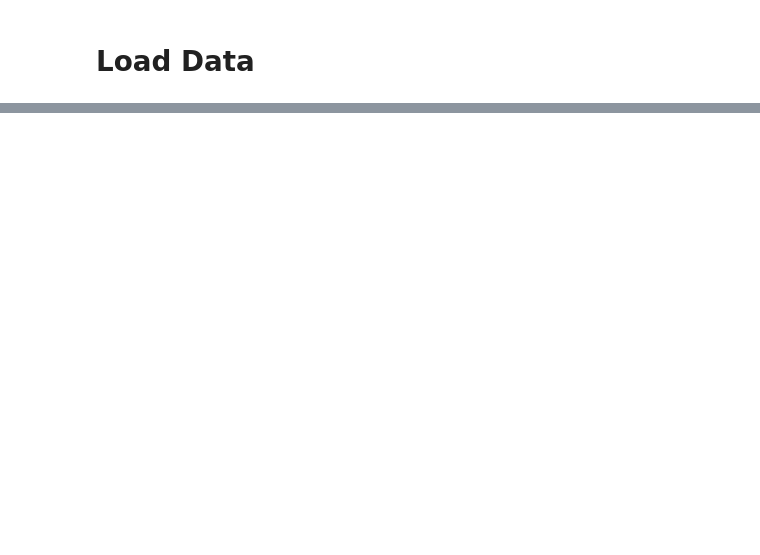
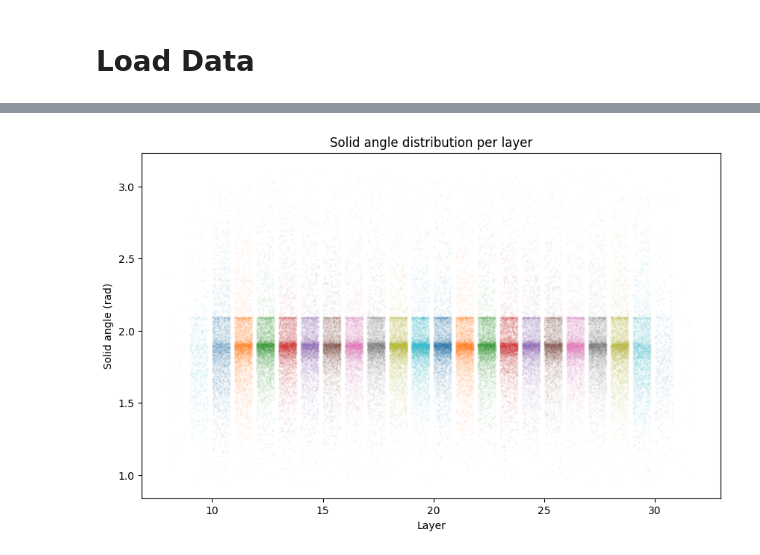
Before and after one commit to juruohejiarui/Homework, a Jupyter notebook: UCUG1702/project/plot.ipynb, the cells around one changed output, grey strips where cells are left out. Saved outputs shown, nothing was run; the diff lists cells and outputs as text; code cells hidden in the pictures; blank space fills up the shorter version.

```diff
--- a/UCUG1702/project/plot.ipynb
+++ b/UCUG1702/project/plot.ipynb
@@ -178,0 +185,72 @@ plt.grid()
+# %%
+s_angle = np.zeros((A.shape[0], A.shape[2]))
+# s_angle = [[ [] for _ in range(A.shape[2]) ] for _ in range(A.shape[0]) ]
+pBar = tqdm(total=A.shape[0] * A.shape[2], desc='Calculating solid angles')
+
+for t in range(A.shape[0]) :
+	box = traj[indices[t]].get_cell()
+	box = np.array([box[0][0], box[1][1], box[2][2]])
+	for x in range(A.shape[2]) :
+		pBar.update(1)
+		O = A[t, 0, x, :]
+		Os = A[t, 0, :, :]
+
+		Os = min_image(Os - O, box)
+		dis = np.linalg.norm(Os, axis=1)
+
+		mask = (dis < 3.0)
+		mask[x] = False
+
+		if np.sum(mask) < 2 :
+			s_angle[t, x] = np.nan
+			# s_angle[t][x] = []
+			continue
+		Os = Os[mask]
+		us = Os / np.linalg.norm(Os, axis=1, keepdims=True)
+		cos_theta = us @ us.T
+		theta = np.arccos(np.clip(cos_theta, -1.0, 1.0))
+		angle_sum = 0.0
+		angle_this = []
+		for i in range(theta.shape[0]) :
+			for j in range(i+1, theta.shape[1]) :
+				angle_sum += theta[i, j]
+				angle_this.append(theta[i, j])
+		avg_angle = angle_sum / (theta.shape[0] * (theta.shape[0] - 1) / 2 + 1e-12)
+
+		s_angle[t, x] = avg_angle
+		# s_angle[t][x] = angle_this
+pBar.close()
+
+s_angle_layer = [ [ [] for _ in range(layer_num) ] for _ in range(A.shape[0]) ]
+pBar = tqdm(total=A.shape[0] * A.shape[2], desc='Calculating layer solid angles')
+
+for t in range(A.shape[0]) :
+	box = traj[indices[t]].get_cell()
+	for x in range(A.shape[2]) :
+		pBar.update(1)
+		if np.isnan(s_angle[t, x]) :
+			continue
+		z = A[t, 0, x, 2]
+		layer = int((z + box[2][2] / 2) / box[2][2] * layer_num)
+		# s_angle_layer[t][layer].extend(s_angle[t][x])
+		s_angle_layer[t][layer].append(s_angle[t, x])
+pBar.close()
+
+# use scatter to plot the solid angle distribution per layer
+plt.figure(figsize=(10,6))
+for layer in range(layer_num) :
+	values = [ s_angle_layer[t][layer] for t in range(A.shape[0]) ]
+	values = np.concatenate(values)
+	# values = []
+	# for t in range(A.shape[0]) :
+		# values.extend(s_angle_layer[t][layer])
+	# values = np.array(values)
+	xs = np.full_like(values, layer)
+	plt.scatter(xs + np.random.random(values.shape[0]) * 0.8, values, alpha=0.1, s=0.1)
+# plt.hlines(np.acos(-1/3), 0, layer_num, colors='blue', linestyles='dashed', label='Ideal tetrahedral angle')
+plt.xlabel('Layer')
+plt.ylabel('Solid angle (rad)')
+plt.title('Solid angle distribution per layer')
+plt.show()
+# %% [output]
+[figure, added]
```
Also changed, not shown: parts of 15 cells of this notebook, 1 other file.
